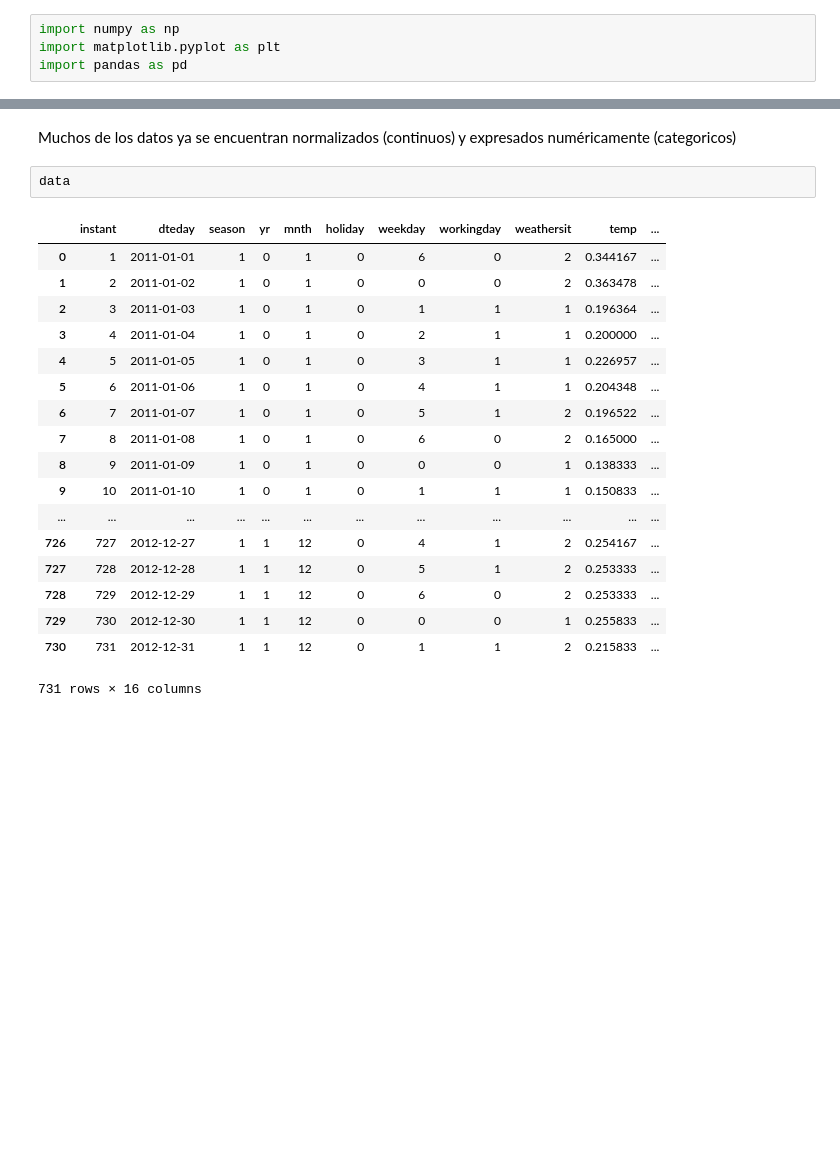
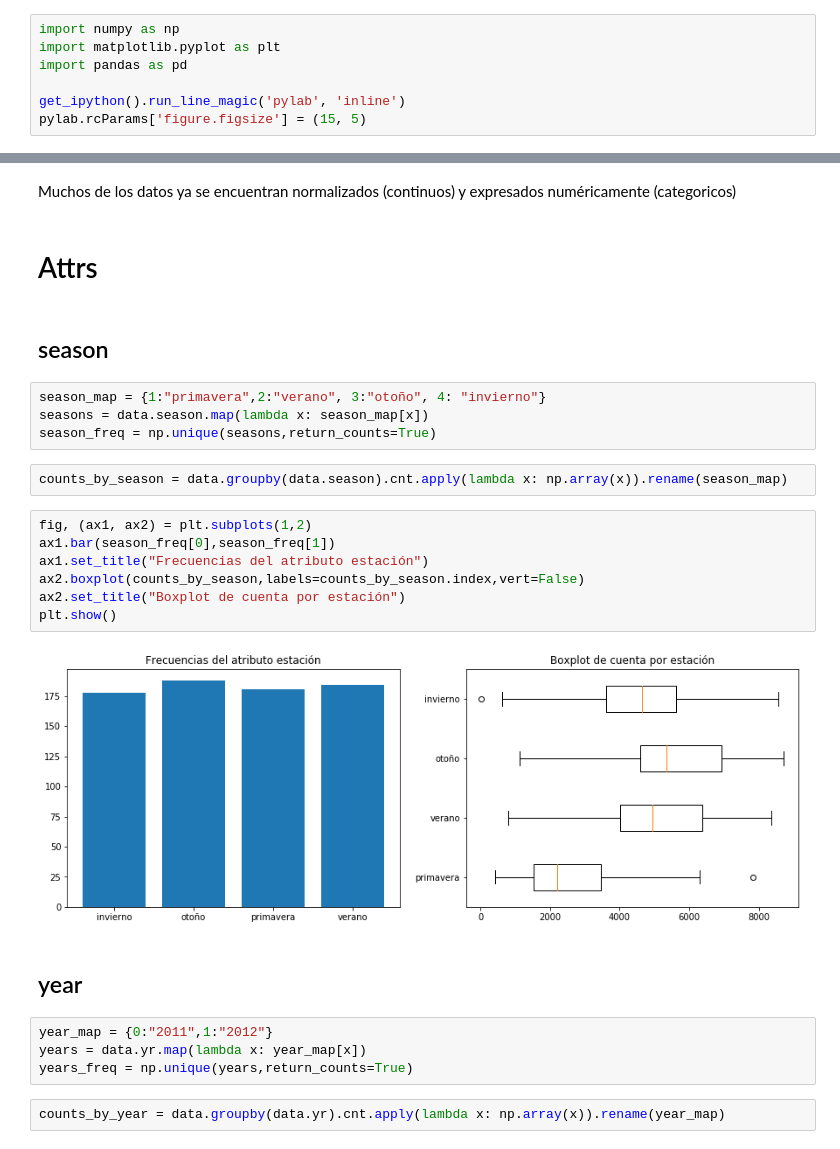
Before and after one commit to es2812/bikerentingreg, a Jupyter notebook: Data Exploration.ipynb, the cells around one changed output, grey strips where cells are left out. Saved outputs shown, nothing was run; the diff lists cells and outputs as text; blank space fills up the shorter version.

Commit message:
Finished plotting of attributes

```diff
--- a/Data Exploration.ipynb
+++ b/Data Exploration.ipynb
@@ -28,3 +27,6 @@ Both hour.csv and day.csv have the following fields, except hr which is not avai
 import numpy as np
 import matplotlib.pyplot as plt
 import pandas as pd
+
+get_ipython().run_line_magic('pylab', 'inline')
+pylab.rcParams['figure.figsize'] = (15, 5)
@@ -32,24 +36,30 @@ import pandas as pd
 data = pd.read_csv("data/day.csv")
 # %% [markdown]
 Muchos de los datos ya se encuentran normalizados (continuos) y expresados numéricamente (categoricos)
-# %%
-data
-# %% [output]
-|  | instant | dteday | season | yr | mnth | holiday | weekday | workingday | weathersit | temp | ... |
-| 0 | 1 | 2011-01-01 | 1 | 0 | 1 | 0 | 6 | 0 | 2 | 0.344167 | ... |
-| 1 | 2 | 2011-01-02 | 1 | 0 | 1 | 0 | 0 | 0 | 2 | 0.363478 | ... |
-| 2 | 3 | 2011-01-03 | 1 | 0 | 1 | 0 | 1 | 1 | 1 | 0.196364 | ... |
-| 3 | 4 | 2011-01-04 | 1 | 0 | 1 | 0 | 2 | 1 | 1 | 0.200000 | ... |
-| 4 | 5 | 2011-01-05 | 1 | 0 | 1 | 0 | 3 | 1 | 1 | 0.226957 | ... |
-| 5 | 6 | 2011-01-06 | 1 | 0 | 1 | 0 | 4 | 1 | 1 | 0.204348 | ... |
-| 6 | 7 | 2011-01-07 | 1 | 0 | 1 | 0 | 5 | 1 | 2 | 0.196522 | ... |
-| 7 | 8 | 2011-01-08 | 1 | 0 | 1 | 0 | 6 | 0 | 2 | 0.165000 | ... |
-| 8 | 9 | 2011-01-09 | 1 | 0 | 1 | 0 | 0 | 0 | 1 | 0.138333 | ... |
-| 9 | 10 | 2011-01-10 | 1 | 0 | 1 | 0 | 1 | 1 | 1 | 0.150833 | ... |
-| ... | ... | ... | ... | ... | ... | ... | ... | ... | ... | ... | ... |
-| 726 | 727 | 2012-12-27 | 1 | 1 | 12 | 0 | 4 | 1 | 2 | 0.254167 | ... |
-| 727 | 728 | 2012-12-28 | 1 | 1 | 12 | 0 | 5 | 1 | 2 | 0.253333 | ... |
-| 728 | 729 | 2012-12-29 | 1 | 1 | 12 | 0 | 6 | 0 | 2 | 0.253333 | ... |
-| 729 | 730 | 2012-12-30 | 1 | 1 | 12 | 0 | 0 | 0 | 1 | 0.255833 | ... |
-| 730 | 731 | 2012-12-31 | 1 | 1 | 12 | 0 | 1 | 1 | 2 | 0.215833 | ... |
-731 rows × 16 columns
+# %% [markdown]
+# Attrs
+# %% [markdown]
+## season
+# %%
+season_map = {1:"primavera",2:"verano", 3:"otoño", 4: "invierno"}
+seasons = data.season.map(lambda x: season_map[x])
+season_freq = np.unique(seasons,return_counts=True)
+# %%
+counts_by_season = data.groupby(data.season).cnt.apply(lambda x: np.array(x)).rename(season_map)
+# %%
+fig, (ax1, ax2) = plt.subplots(1,2)
+ax1.bar(season_freq[0],season_freq[1])
+ax1.set_title("Frecuencias del atributo estación")
+ax2.boxplot(counts_by_season,labels=counts_by_season.index,vert=False)
+ax2.set_title("Boxplot de cuenta por estación")
+plt.show()
+# %% [output]
+[figure, added]
+# %% [markdown]
+## year
+# %%
+year_map = {0:"2011",1:"2012"}
+years = data.yr.map(lambda x: year_map[x])
+years_freq = np.unique(years,return_counts=True)
+# %%
+counts_by_year = data.groupby(data.yr).cnt.apply(lambda x: np.array(x)).rename(year_map)
```
Also changed, not shown: parts of 38 cells of this notebook, 1 other file.
